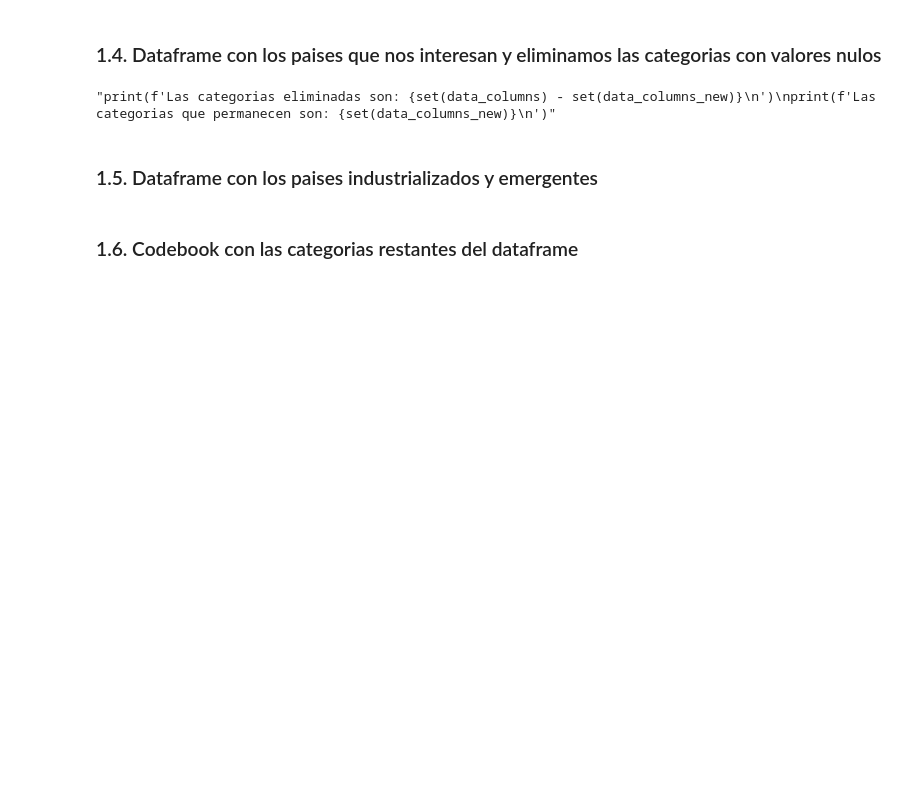
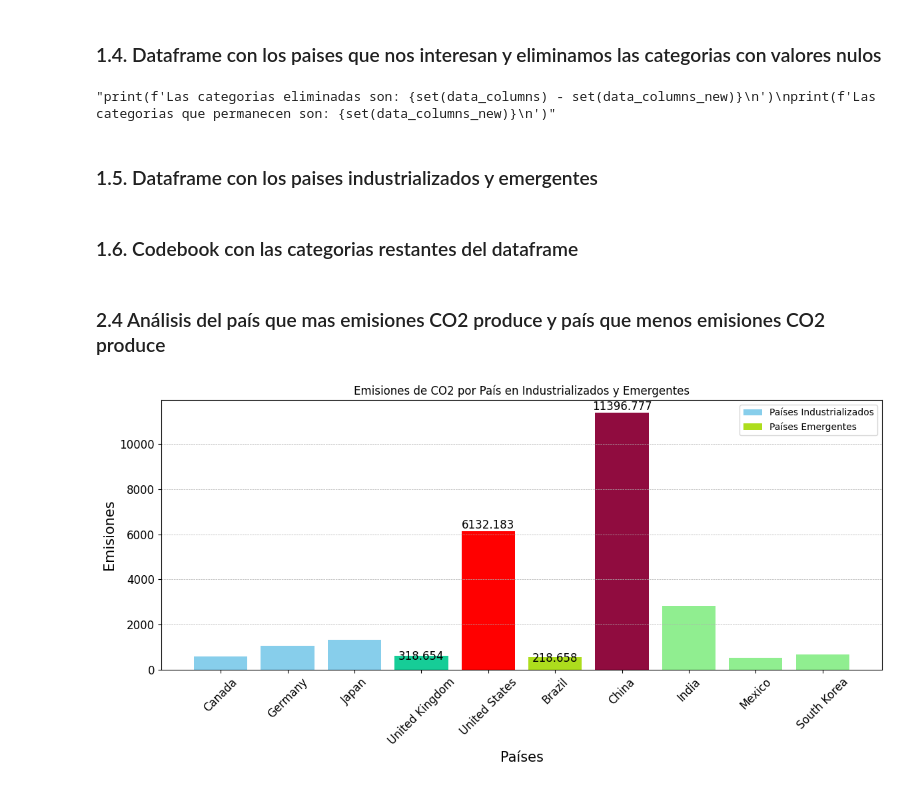
Before and after one commit to ramxv/proyecto-mod1-sic, a Jupyter notebook: main.ipynb, the cells around one changed output. Cells and saved outputs as stored; diff of their text form; code cells hidden in the pictures; blank space fills up the shorter version.

```diff
--- a/main.ipynb
+++ b/main.ipynb
@@ -5,11 +5,16 @@
 import pandas as pd
 import matplotlib.pyplot as plt
 import numpy as np
-import IPython.core.display as HTML
+from IPython.core.display import HTML
+import seaborn as sns
 
 # DECLARACIÓN DE VARIABLES
-paises_industrializados = ["Estados Unidos", "Canada", "Japón", "Alemania", "Reino Unido"]
-paises_emergentes = ["China", "India", "Brasil", "México", "Corea del Sur"]
+# TAMAÑO DE FUENTE DEL TITULO DE LA GRAFÍCA
+size_title = 15
+# TAMAÑO DE FUENTE DEL EJE X, EJE Y DE LA GRAFÍCA
+size_subtitle = 12
+# TAMAÑO DE FUENTE DEL TEXTO DENTRO DEL GRÁFICO
+size_graph_text = 12
 # %% [markdown]
 ## 1 Lectura y limpieza de los datos
 
@@ -172,3 +172,40 @@ codebook = codebook_og[codebook_og['column'].isin(data_columns_new)]
 codebook.to_csv(ruta_derivada + 'codebook-new.csv', index=False)
 
 # print(f'El nuevo codebook tiene {len(codebook)} categorias\nEL codebook original tiene {len(data_columns)} categorias\n')
+# %% [markdown]
+### 2.4 Análisis del país que mas emisiones CO2 produce y país que menos emisiones CO2 produce
+# %%
+pais_max_emisiones_ind = data_ind.loc[data_ind['co2'].idxmax()]
+pais_min_emisiones_ind = data_ind.loc[data_ind['co2'].idxmin()]
+
+pais_max_emisiones_em = data_em.loc[data_em['co2'].idxmax()]
+pais_min_emisiones_em = data_em.loc[data_em['co2'].idxmin()]
+
+# Asignar colores a las barras según las emisiones de cada país
+colors_df1 = ['red' if country == pais_max_emisiones_ind['country'] else '#16CD97' if country == pais_min_emisiones_ind['country'] else 'skyblue' for country in data_ind['country']]
+colors_df2 = ['#900C3F' if country == pais_max_emisiones_em['country'] else '#ADDD1D' if country == pais_min_emisiones_em['country'] else 'lightgreen' for country in data_em['country']]
+
+# Crear un gráfico de barras para ambos DataFrames
+plt.figure(figsize=(12, 6))
+
+plt.bar(data_ind['country'], data_ind['co2'], color=colors_df1, label='Países Industrializados')
+plt.bar(data_em['country'], data_em['co2'], color=colors_df2, label='Países Emergentes')
+
+plt.xlabel('Países',fontsize=size_title)
+plt.ylabel('Emisiones',fontsize=size_title)
+plt.title('Emisiones de CO2 por País en Industrializados y Emergentes')
+plt.legend()
+
+plt.text(pais_max_emisiones_ind['country'], pais_max_emisiones_ind['co2'], str(pais_max_emisiones_ind['co2']), ha='center', va='bottom', color='black', fontsize=size_graph_text)
+plt.text(pais_min_emisiones_ind['country'], pais_min_emisiones_ind['co2'], str(pais_min_emisiones_ind['co2']), ha='center', va='bottom', color='black', fontsize=size_graph_text)
+plt.text(pais_max_emisiones_em['country'], pais_max_emisiones_em['co2'], str(pais_max_emisiones_em['co2']), ha='center', va='bottom', color='black', fontsize=size_graph_text)
+plt.text(pais_min_emisiones_em['country'], pais_min_emisiones_em['co2'], str(pais_min_emisiones_em['co2']), ha='center', va='bottom', color='black', fontsize=size_graph_text)
+
+plt.xticks(rotation=45,fontsize = size_subtitle)
+plt.yticks(fontsize = size_subtitle)
+plt.grid(axis='y', linestyle='--', linewidth=0.5)
+plt.tight_layout()
+
+plt.show()
+# %% [output]
+[figure, added]
```
Also changed, not shown: parts of 9 cells of this notebook, 5 other files.
